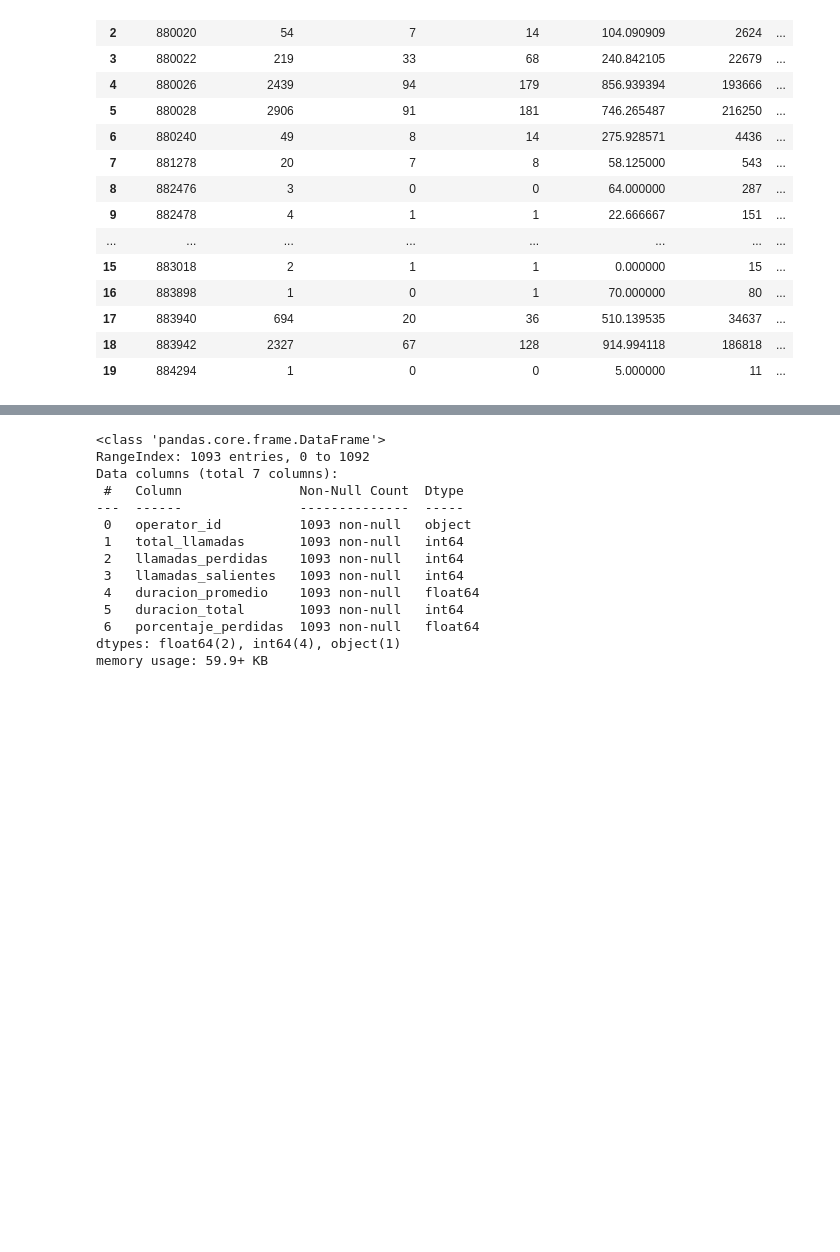
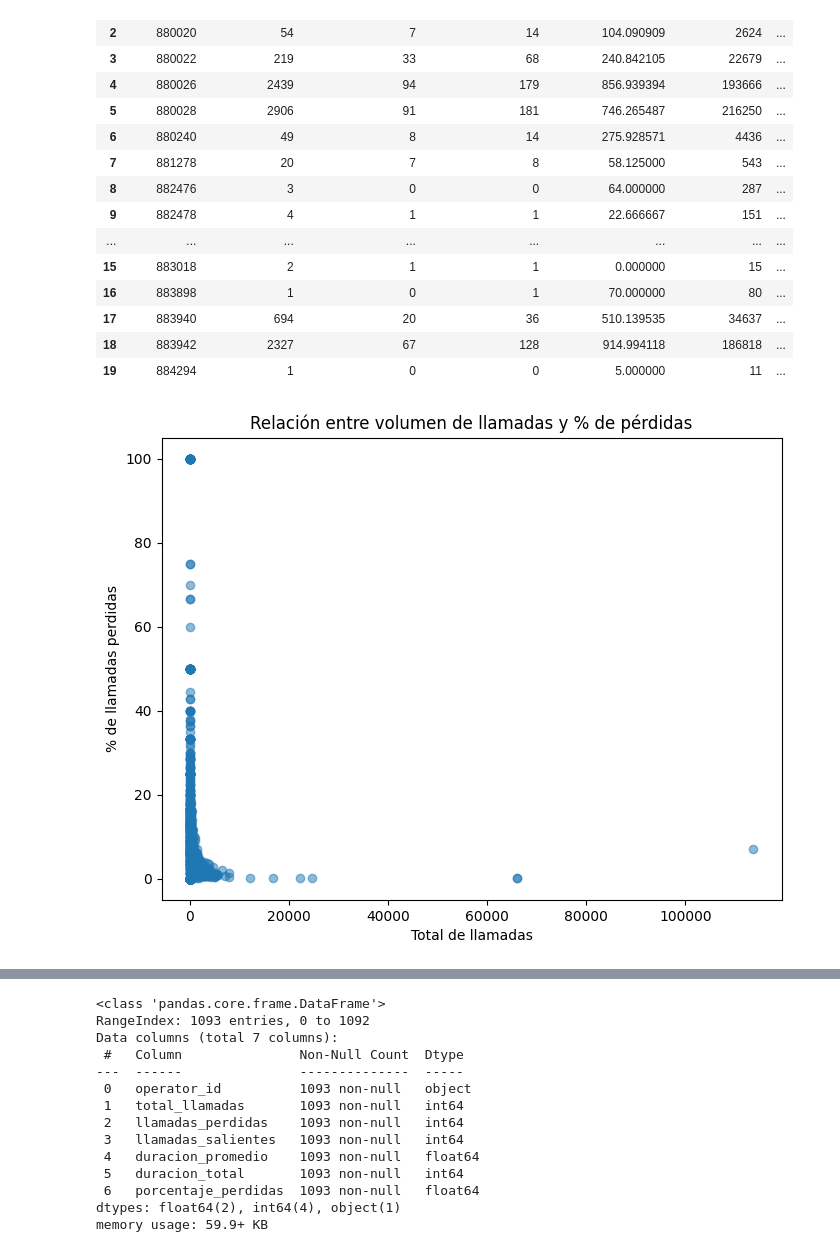
Before and after one commit to fttm-mdz/proyecto_final, a Jupyter notebook: notebooks/EDA_inicial.ipynb, the cells around one changed output, grey strips where cells are left out. Cells and saved outputs as stored; diff of their text form; code cells hidden in the pictures; blank space fills up the shorter version.

```diff
--- a/notebooks/EDA_inicial.ipynb
+++ b/notebooks/EDA_inicial.ipynb
@@ -333,3 +333,16 @@ resumen_operadores.head(20)
 | 17 | 883940 | 694 | 20 | 36 | 510.139535 | 34637 | ... |
 | 18 | 883942 | 2327 | 67 | 128 | 914.994118 | 186818 | ... |
 | 19 | 884294 | 1 | 0 | 0 | 5.000000 | 11 | ... |
+# %%
+plt.figure(figsize=(8,6))
+plt.scatter(
+    resumen_operadores["total_llamadas"],
+    resumen_operadores["porcentaje_perdidas"],
+    alpha=0.5
+)
+plt.xlabel("Total de llamadas")
+plt.ylabel("% de llamadas perdidas")
+plt.title("Relación entre volumen de llamadas y % de pérdidas")
+plt.show()
+# %% [output]
+[figure, added]
```
Also changed, not shown: parts of 5 cells of this notebook.
